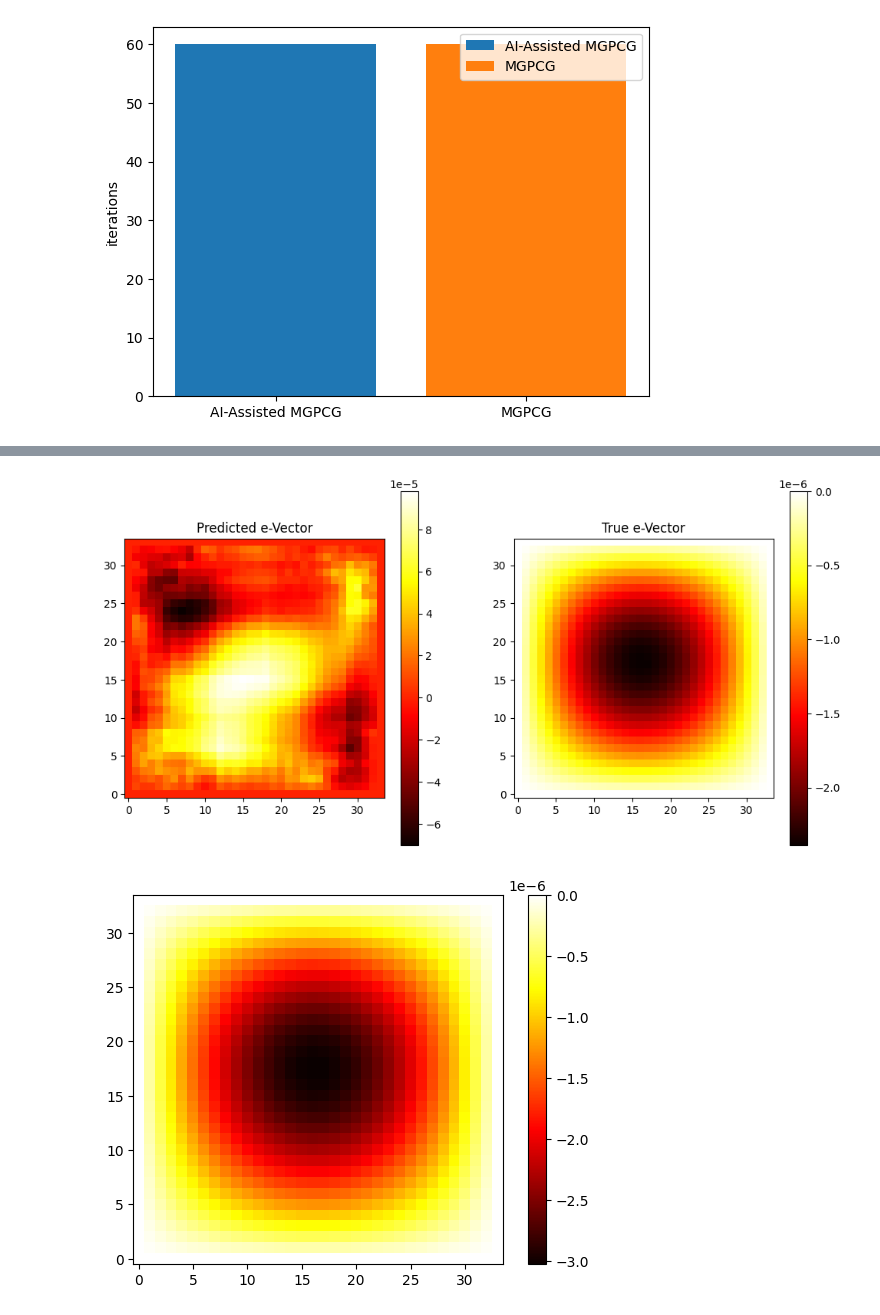
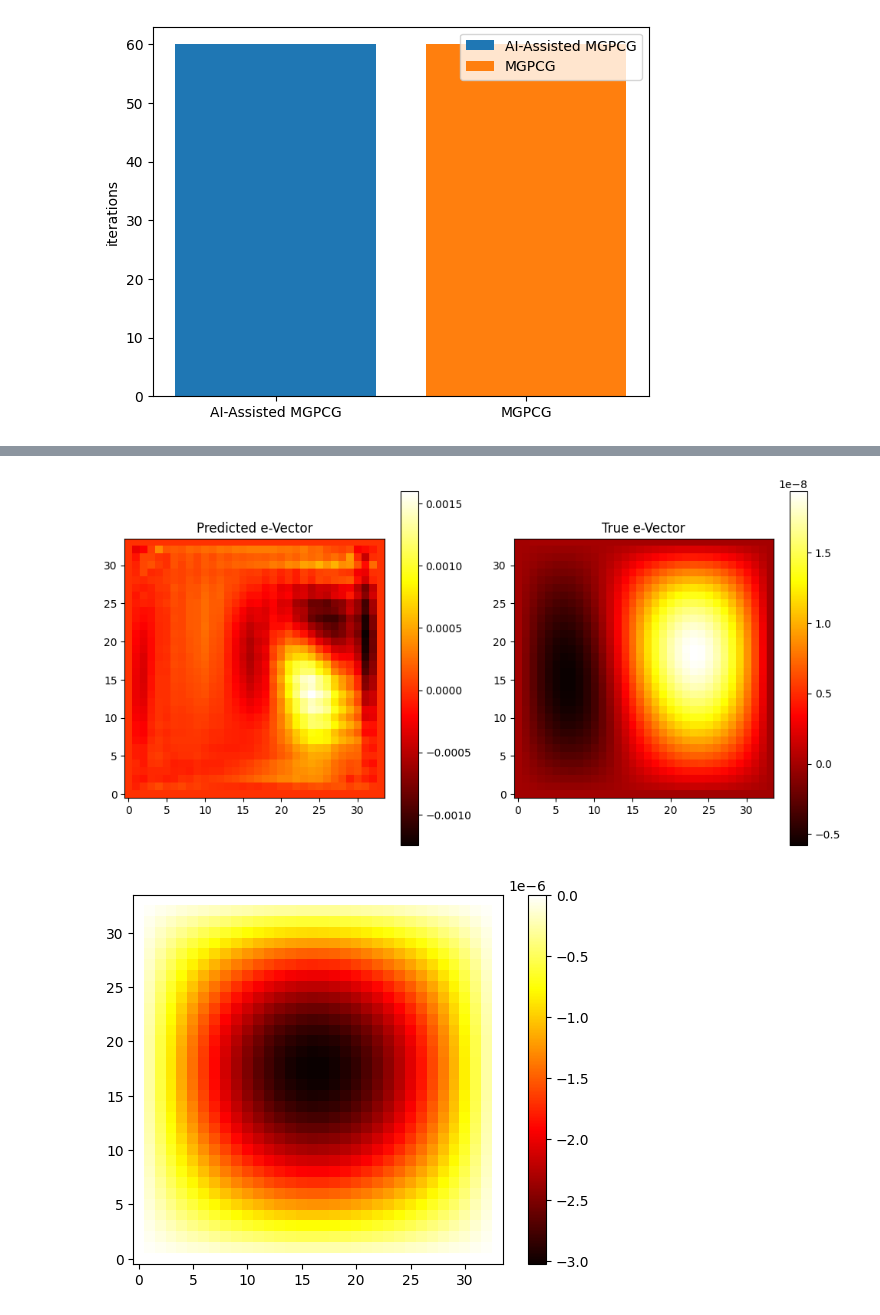
Before and after one commit to glaand/bachelor-thesis, a Jupyter notebook: ml/ml_analysis.ipynb, the cells around one changed output, grey strips where cells are left out. Drawn from its saved outputs; the diff is of its cells as text; code cells hidden in the pictures.

```diff
--- a/ml/ml_analysis.ipynb
+++ b/ml/ml_analysis.ipynb
@@ -76,7 +76,7 @@ plt.show()
 # %% [output]
 [figure]
 # %%
-num_file = 1000
+num_file = 0
 residual_data = np.loadtxt(f"ML_data/res_{num_file}.dat")
 true_error = np.loadtxt(f"ML_data/e_{num_file}.dat")
 residual_data = torch.tensor(residual_data).to('cuda')
@@ -120,4 +120,4 @@ Loss:  0.002007528846506621
-[figure, old version]
+[figure, new version]
 # %%
 e_data = np.loadtxt("ML_data/e_2000.dat")
 # plot e_data as heatmap
```
Also changed, not shown: parts of 1 cell of this notebook, 1 other file.
